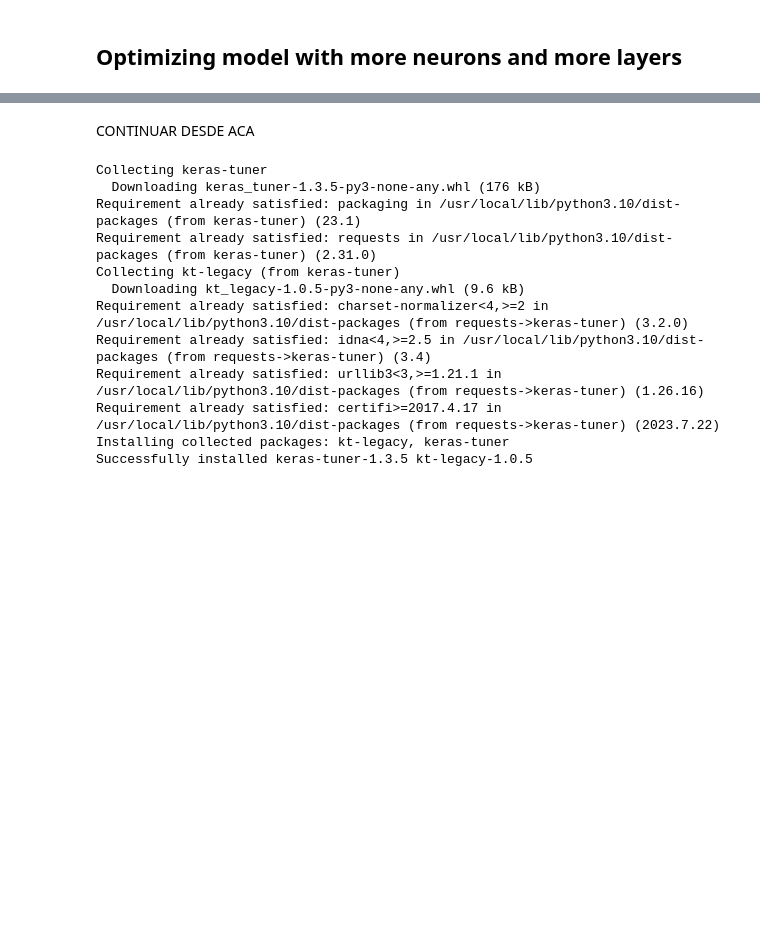
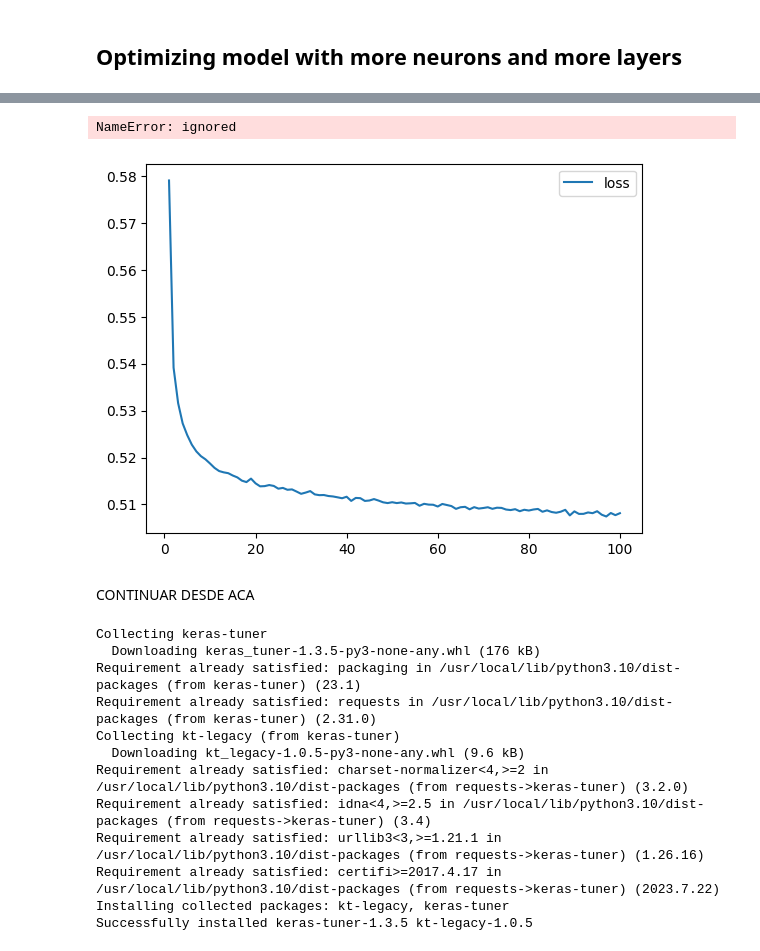
Before and after one commit to lmacciomaretto/deep-learning-challenge, a Jupyter notebook: Deep_Learning_Challenge/AlphabetSoupCharity_Optimization.ipynb, the cells around one changed output, grey strips where cells are left out. Cells and saved outputs as stored; diff of their text form; code cells hidden in the pictures; blank space fills up the shorter version.

```diff
--- a/Deep_Learning_Challenge/AlphabetSoupCharity_Optimization.ipynb
+++ b/Deep_Learning_Challenge/AlphabetSoupCharity_Optimization.ipynb
@@ -188,8 +228,8 @@ application_df['ASK_AMT_Bins'].value_counts()
 Over 5000     8900
 Name: ASK_AMT_Bins, dtype: int64
 # %%
-# Drop the ASK_AMT columns
-application_df = application_df.drop(['ASK_AMT'], axis=1)
+# Drop the ASK_AMT and NAME columns
+application_df = application_df.drop(['ASK_AMT', 'NAME'], axis=1)
 application_df.head()
 # %% [output]
 |  | APPLICATION_TYPE | AFFILIATION | CLASSIFICATION | USE_CASE | ORGANIZATION | STATUS | INCOME_AMT | ... |
@@ -369,3 +409,16 @@ Loss: 0.5547307133674622, Accuracy: 0.7290962338447571
+# %%
+# Create a DataFrame containing training history
+history_df = pd.DataFrame(fit_model2.history)
+
+# Increase the index by 1 to match the number of epochs
+history_df.index += 1
+
+# Plot the loss
+history_df.plot(y="loss")
+plt.show()
+# %% [output]
+NameError: ignored
+[figure, added]
 # %% [markdown]
 CONTINUAR DESDE ACA
 # %%
```
Also changed, not shown: parts of 20 cells of this notebook, 2 other files.
